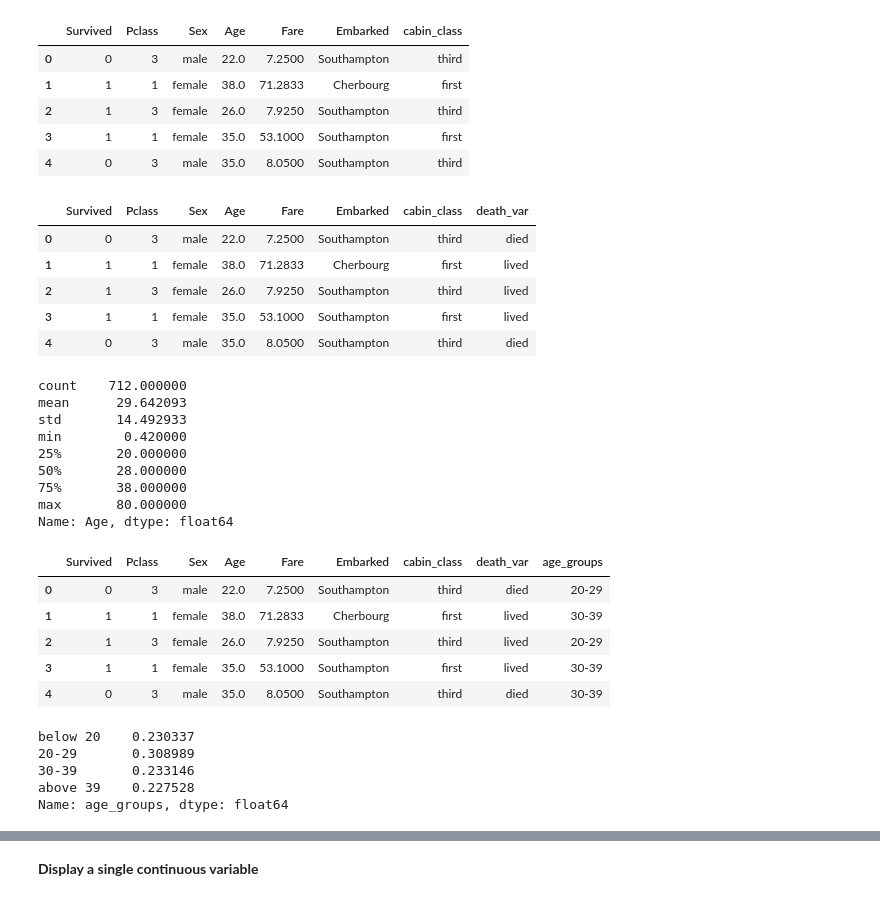
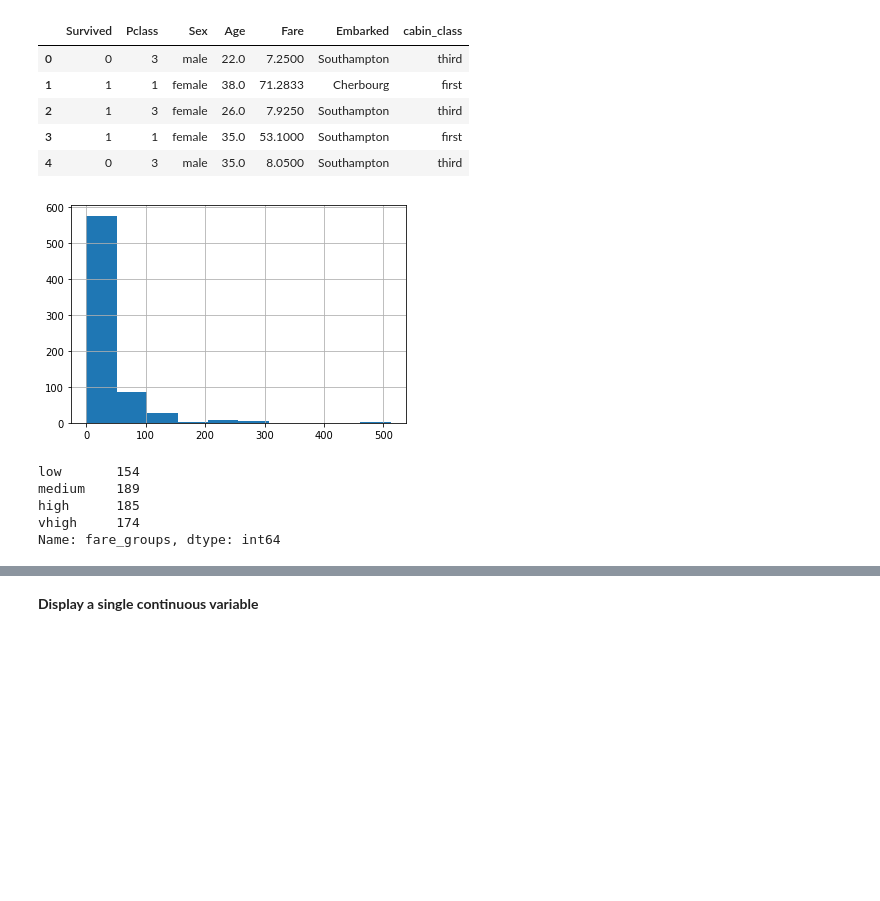
Before and after one commit to sugarfreecode/DS-Unit-1-Sprint-1-Data-Wrangling-and-Storytelling, a Jupyter notebook: module4-make-explanatory-visualizations/LS_DS_114_Make_Explanatory_Visualizations_Lecture_Solutions.ipynb, the cells around one changed output, grey strips where cells are left out. Cells and saved outputs as stored; diff of their text form; code cells hidden in the pictures; blank space fills up the shorter version.

```diff
--- a/module4-make-explanatory-visualizations/LS_DS_114_Make_Explanatory_Visualizations_Lecture_Solutions.ipynb
+++ b/module4-make-explanatory-visualizations/LS_DS_114_Make_Explanatory_Visualizations_Lecture_Solutions.ipynb
@@ -50,27 +51,8 @@ df.head()
 | 2 | 1 | 3 | female | 26.0 | 7.9250 | Southampton | third |
 | 3 | 1 | 1 | female | 35.0 | 53.1000 | Southampton | first |
 | 4 | 0 | 3 | male | 35.0 | 8.0500 | Southampton | third |
-# %%
-# survival is a binary variable, which is a type of discrete var.
-df['death_var']=df['Survived'].map({0:'died', 1: 'lived'})
-df.head()
-# %% [output]
-|  | Survived | Pclass | Sex | Age | Fare | Embarked | cabin_class | death_var |
-| 0 | 0 | 3 | male | 22.0 | 7.2500 | Southampton | third | died |
-| 1 | 1 | 1 | female | 38.0 | 71.2833 | Cherbourg | first | lived |
-| 2 | 1 | 3 | female | 26.0 | 7.9250 | Southampton | third | lived |
-| 3 | 1 | 1 | female | 35.0 | 53.1000 | Southampton | first | lived |
-| 4 | 0 | 3 | male | 35.0 | 8.0500 | Southampton | third | died |
 # %%
-# Age is a continuous variable
-df['Age'].describe()
+# Fare is a continuous variable, so we can display it with a histogram.
+df['Fare'].hist();
 # %% [output]
-count    712.000000
-mean      29.642093
-std       14.492933
-min        0.420000
-25%       20.000000
-50%       28.000000
-75%       38.000000
-max       80.000000
-Name: Age, dtype: float64
+[figure, added]
@@ -77,22 +62,12 @@ Name: Age, dtype: float64
 # %%
 # A continuous variable can be converted to a discrete var using binning.
-mybins=[0,19,29,39,80]
-mylabels=['below 20', '20-29', '30-39', 'above 39']
-df['age_groups']= pd.cut(df['Age'], bins=mybins, labels=mylabels)
-df.head()
+farebins=[0,8,15,33,512]
+farelabels=['low', 'medium', 'high','vhigh']
+df['fare_groups']= pd.cut(df['Fare'], bins=farebins, labels=farelabels)
+df['fare_groups'].value_counts().sort_index()
 # %% [output]
-|  | Survived | Pclass | Sex | Age | Fare | Embarked | cabin_class | death_var | age_groups |
-| 0 | 0 | 3 | male | 22.0 | 7.2500 | Southampton | third | died | 20-29 |
-| 1 | 1 | 1 | female | 38.0 | 71.2833 | Cherbourg | first | lived | 30-39 |
-| 2 | 1 | 3 | female | 26.0 | 7.9250 | Southampton | third | lived | 20-29 |
-| 3 | 1 | 1 | female | 35.0 | 53.1000 | Southampton | first | lived | 30-39 |
-| 4 | 0 | 3 | male | 35.0 | 8.0500 | Southampton | third | died | 30-39 |
+low       154
+medium    189
+high      185
+vhigh     174
+Name: fare_groups, dtype: int64
-# %%
-# display value counts
-df['age_groups'].value_counts(normalize=True).sort_index()
-# %% [output]
-below 20    0.230337
-20-29       0.308989
-30-39       0.233146
-above 39    0.227528
-Name: age_groups, dtype: float64
```
Also changed, not shown: parts of 11 cells of this notebook.
